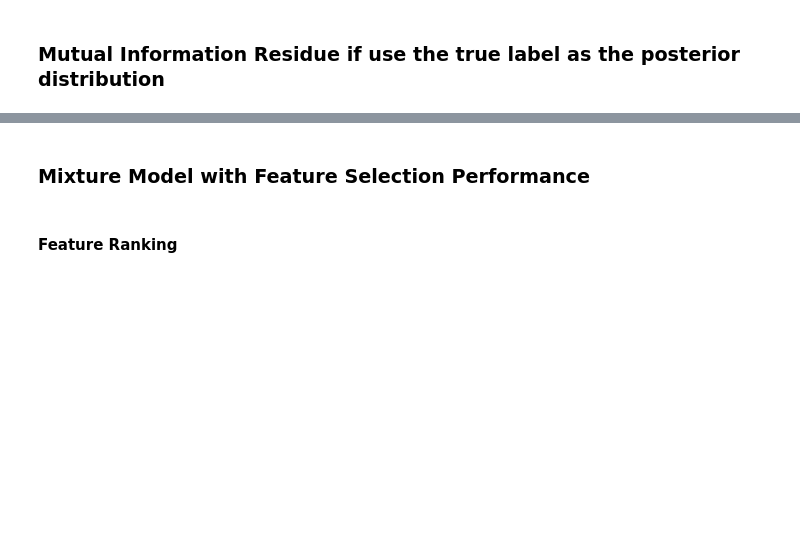
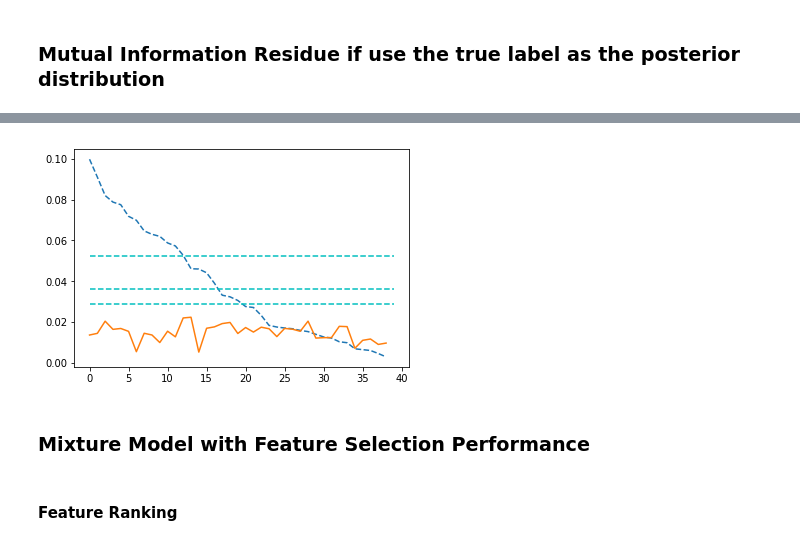
Before and after one commit to zyzzhaoyuzhe/MDPD, a Jupyter notebook: python/Crowdsourcing.ipynb, the cells around one changed output, grey strips where cells are left out. Saved outputs shown, nothing was run; the diff lists cells and outputs as text; code cells hidden in the pictures; blank space fills up the shorter version.

```diff
--- a/python/Crowdsourcing.ipynb
+++ b/python/Crowdsourcing.ipynb
@@ -127,3 +129,13 @@ plt.show()
+# %%
+plt.figure()
+plt.plot(sigma_origin[idx] / (dim-1), '--')
+plt.plot(np.sum(score_condition[idx,:] * weighted[np.newaxis, :], axis=1) / (dim-1))
+# plot reference G statistics
+for foo in percentiles[:3]:
+    plt.plot([0, len(score)], [foo, foo], 'c--')
+plt.show()
+# %% [output]
+[figure, added]
 # %% [markdown]
 ### Mixture Model with Feature Selection Performance
 # %% [markdown]
```
Also changed, not shown: parts of 23 cells of this notebook, 8 other files.
